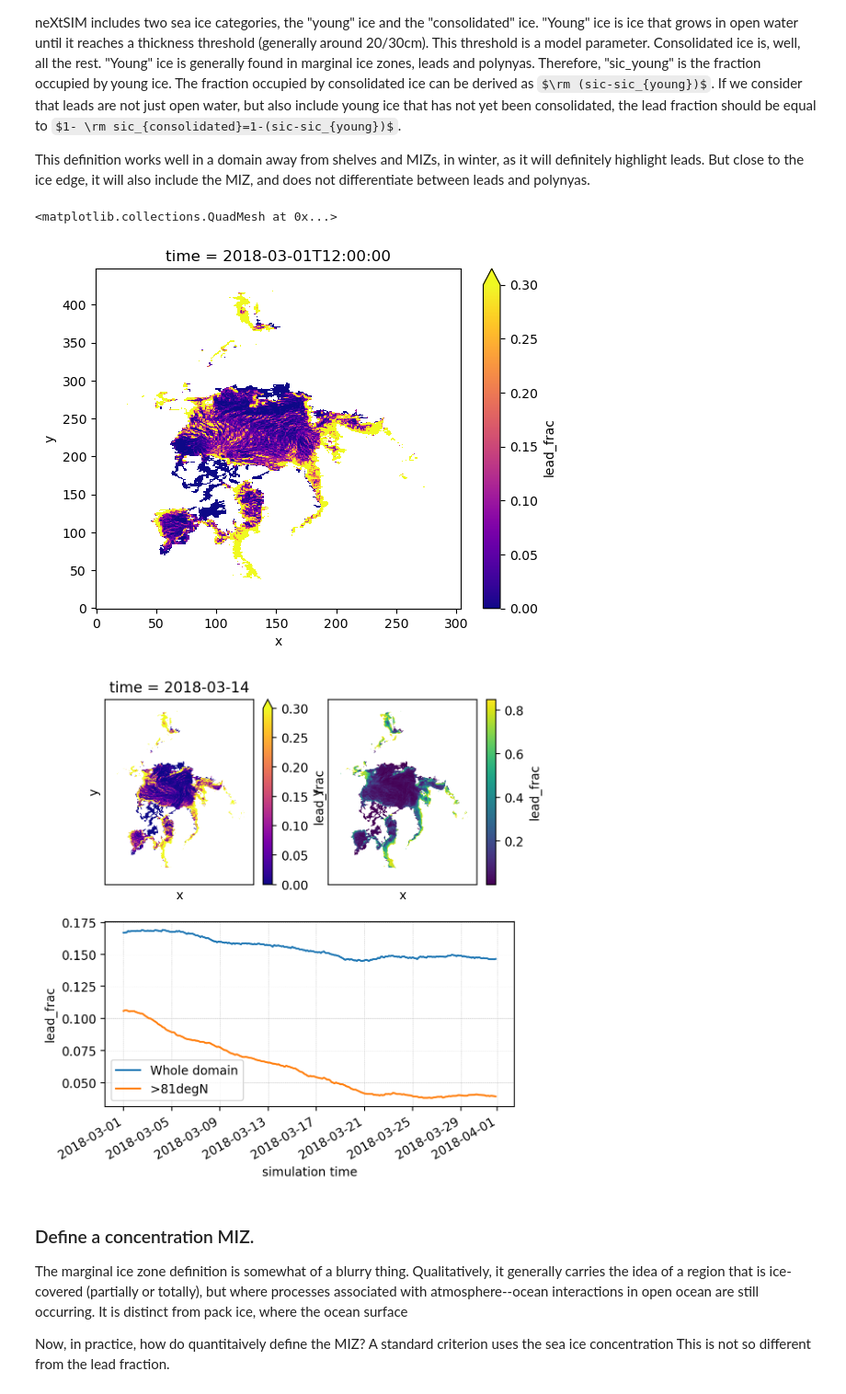
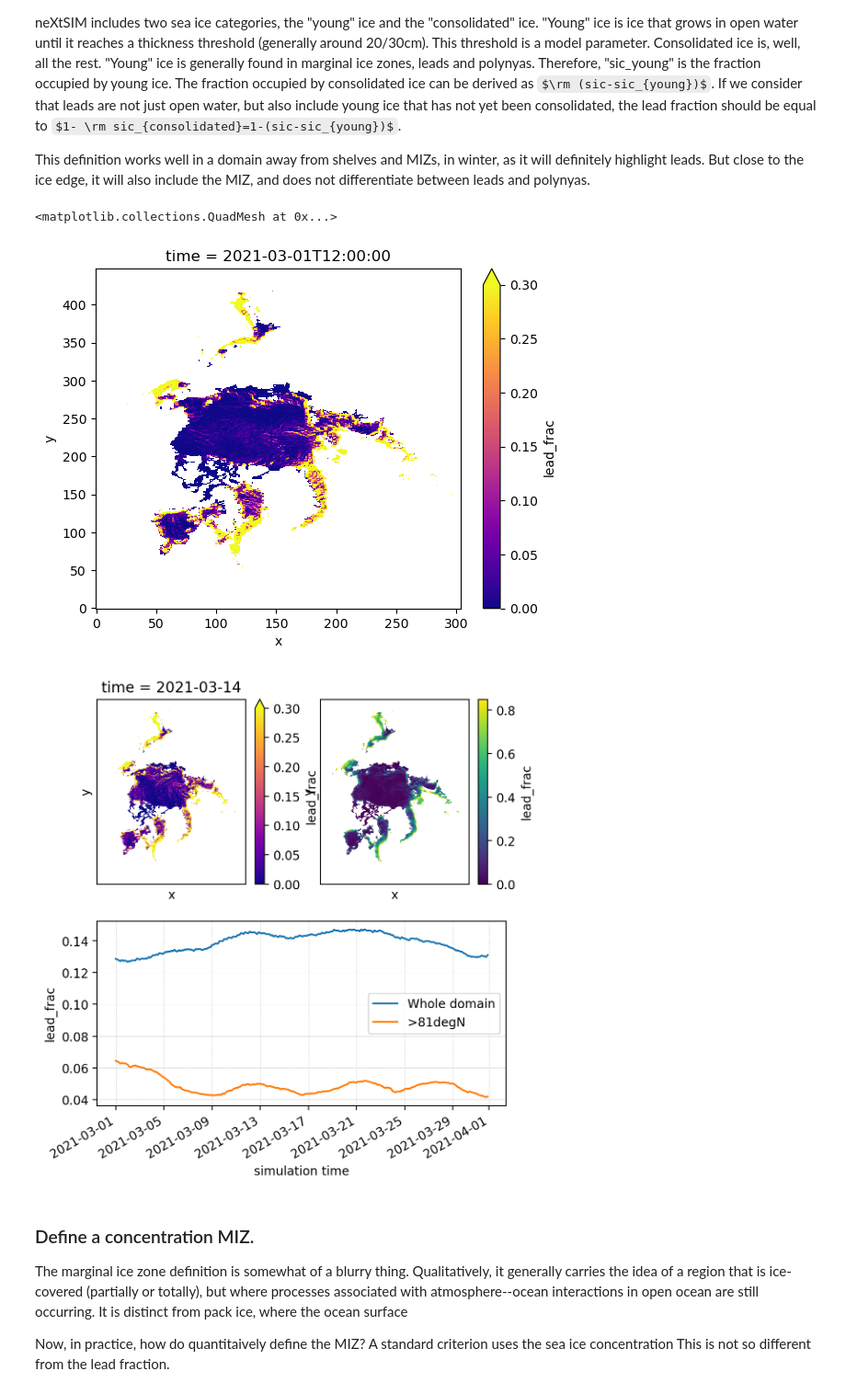
Before and after one commit to sasip-climate/notebooks-nextsim-workshop2025, a Jupyter notebook: tutorial_ww3-nextsim.ipynb, the cells around one changed output. Shown at 92% size. Saved outputs shown, nothing was run; the diff lists cells and outputs as text; code cells hidden in the pictures; some formulas as TeX source.

```diff
--- a/tutorial_ww3-nextsim.ipynb
+++ b/tutorial_ww3-nextsim.ipynb
@@ -38,7 +83,7 @@ ww3_file_format      = f"{path_ww3_outputs}/%Y/ww3.%Y%m_*.nc" ### One file per v
 ## Reading into neXtSIM outputs
 # %%
 ### Pick your favourite year/month (among what is available)
-date = datetime(2018,3,1) ##--> I was told I had 3 months to write my PhD manuscript that I had not started yet, great month!
+date = datetime(2021,3,1)
 
 ### The name of the corresponding file
 nextsim_file = date.strftime(nextsim_file_format)
@@ -47,4 +92,8 @@ print(f"\nWe are looking for {nextsim_file}.\n\n\n")
 ### We could check whether it exists first, but the error in open_dataset would tell us if this is not the case anyway.
 ds_nxm = xr.open_dataset(nextsim_file)
 print(ds_nxm)
+
+grid_area=compute_area(ds_nxm["longitude"],ds_nxm["latitude"]) / 1e6 #converting to km2
+# Ensure grid_area is an xarray DataArray with matching dimensions
+grid_area_da = xr.DataArray(grid_area, coords={"y": ds_nxm.y, "x": ds_nxm.x}, dims=("y", "x"))
 # %% [output]
@@ -91,37 +140,39 @@ ds_nxm['lead_frac'] = ds_nxm['lead_frac'].where(ds_nxm['sic_consolidated']>=.15,
 ds_nxm['lead_frac'].isel(time=4).plot(cmap="plasma",vmin=0,vmax=0.3)
 # %% [output]
 <matplotlib.collections.QuadMesh at 0x...>
-[figure, old version]
+[figure, new version]
 # %%
 ### Making a fancier figure
 
 def format_map():
     plt.xticks([])
     plt.yticks([])
 
 def format_timeseries():
     plt.grid(ls="--",lw=0.25)
     plt.legend()
 
 fig=plt.figure(figsize=(6,6),dpi=200)
 
 ax=fig.add_subplot(221)
 ## Select a snapshot with a date
-ds_nxm['lead_frac'].sel(time='2018-03-14T00:00:00').plot(cmap="plasma",vmin=0,vmax=0.3)
+ds_nxm['lead_frac'].sel(time='2021-03-14T00:00:00').plot(cmap="plasma",vmin=0,vmax=0.3)
 format_map()
 ## Plot the monthly mean
 ax=fig.add_subplot(222)
 ds_nxm['lead_frac'].mean(dim=("time")).plot()
 format_map()
 
 ### Investigate the temporal evolution of the mean lead fraction
 ax=fig.add_subplot(212)
 ds_nxm['lead_frac'].mean(dim=("x","y"),skipna=None).plot(label="Whole domain")
 ds_nxm['lead_frac'].where(ds_nxm['latitude']>81).mean(dim=("x","y"),skipna=None).plot(label=">81degN")
 
+#### Technically we should use a weighted average for area differences between grid cells.
+
 format_timeseries()
 # %% [output]
-[figure, old version]
+[figure, new version]
 # %% [markdown]
 ### Define a concentration MIZ.
 
```
Also changed, not shown: parts of 11 cells of this notebook.
